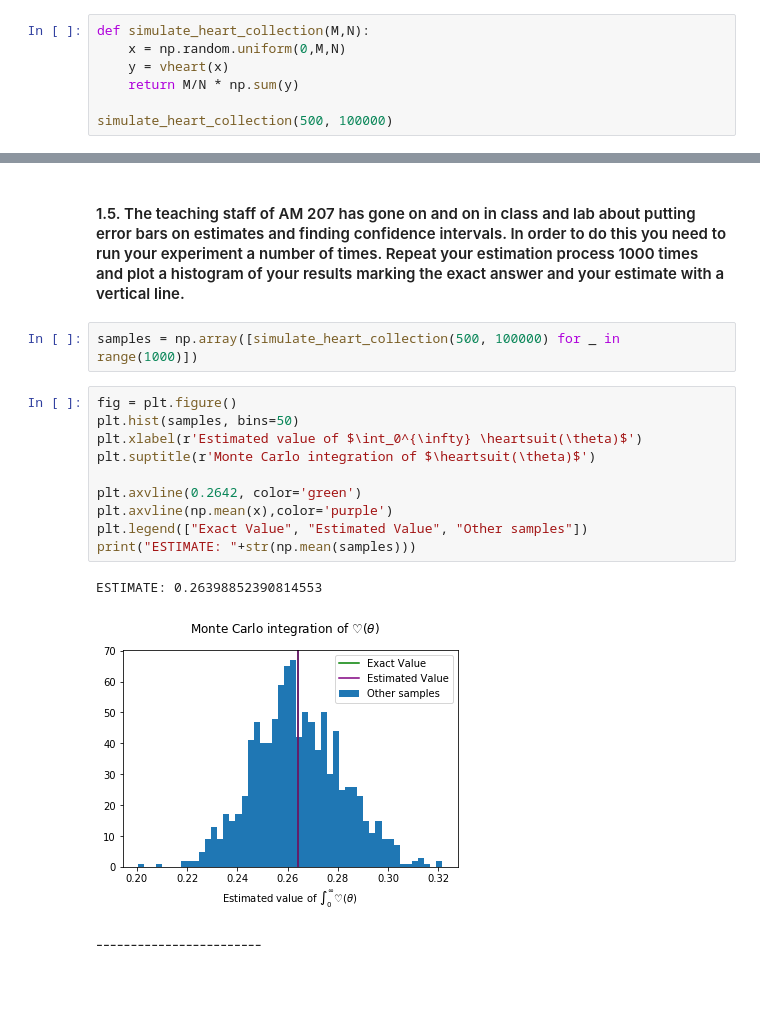
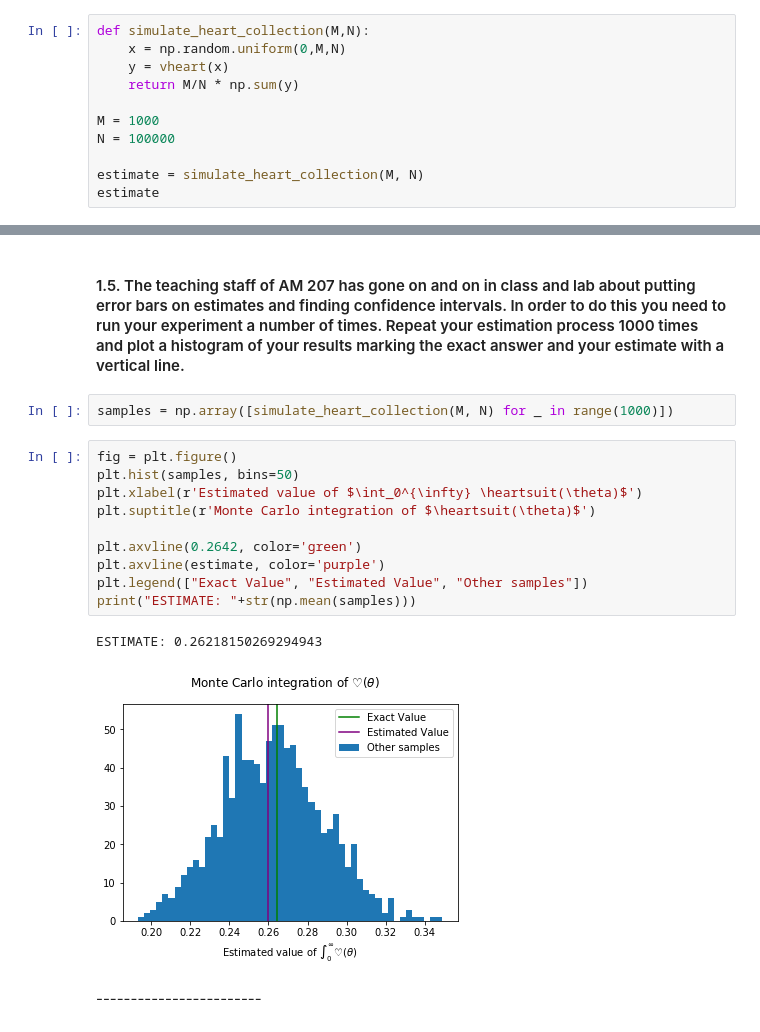
Before and after one commit to ezou20/AM_207_fall_2018, a Jupyter notebook: homeworks/AM207_HW2.ipynb, the cells around one changed output, grey strips where cells are left out. Saved outputs shown, nothing was run; the diff lists cells and outputs as text; blank space fills up the shorter version.

```diff
--- a/homeworks/AM207_HW2.ipynb
+++ b/homeworks/AM207_HW2.ipynb
@@ -100,5 +100,9 @@ def simulate_heart_collection(M,N):
     y = vheart(x)
     return M/N * np.sum(y)
 
-simulate_heart_collection(500, 100000)
+M = 1000
+N = 100000
+
+estimate = simulate_heart_collection(M, N)
+estimate
 # %% [output]
@@ -124,20 +128,20 @@ The exact value of the integral is $\frac{\pi}{2^{23}}\binom{22}{11} \approx 0.2
 # %% [markdown]
 <h4>1.5. The teaching staff of AM 207 has gone on and on in class and lab about putting error bars on estimates and finding confidence intervals.  In order to do this you need to run your experiment a number of times.  Repeat your estimation process 1000 times and plot a histogram of your results marking the exact answer and your estimate with a vertical line.</h4>
 # %%
-samples = np.array([simulate_heart_collection(500, 100000) for _ in range(1000)])
+samples = np.array([simulate_heart_collection(M, N) for _ in range(1000)])
 # %%
 fig = plt.figure()
 plt.hist(samples, bins=50)
 plt.xlabel(r'Estimated value of $\int_0^{\infty} \heartsuit(\theta)$')
 plt.suptitle(r'Monte Carlo integration of $\heartsuit(\theta)$')
 
 plt.axvline(0.2642, color='green')
-plt.axvline(np.mean(x),color='purple')
+plt.axvline(estimate, color='purple')
 plt.legend(["Exact Value", "Estimated Value", "Other samples"])
 print("ESTIMATE: "+str(np.mean(samples)))
 # %% [output]
-ESTIMATE: 0.26398852390814553
+ESTIMATE: 0.26218150269294943
-[figure, old version]
+[figure, new version]
 # %% [markdown]
 <div class="answer-separator">
 ------------------------
```
Also changed, not shown: parts of 7 cells of this notebook.
